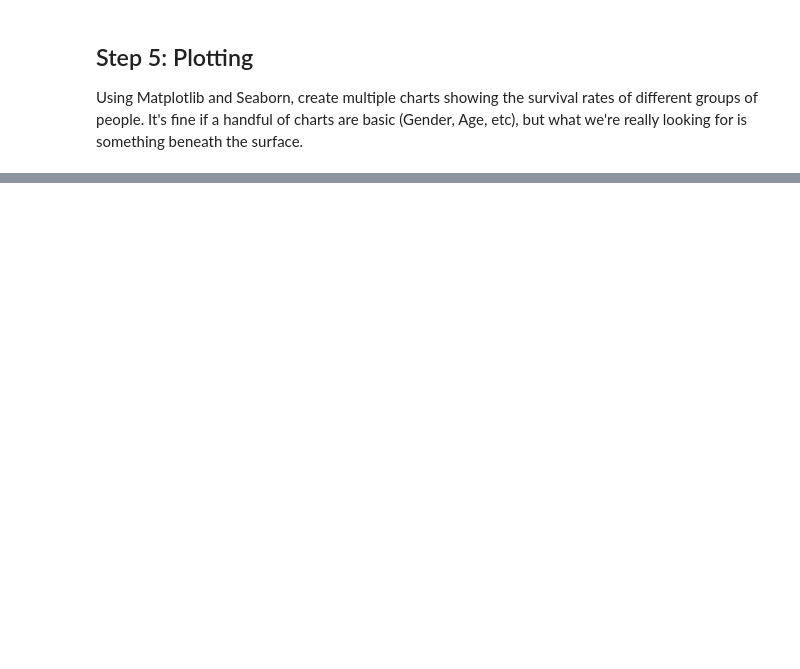
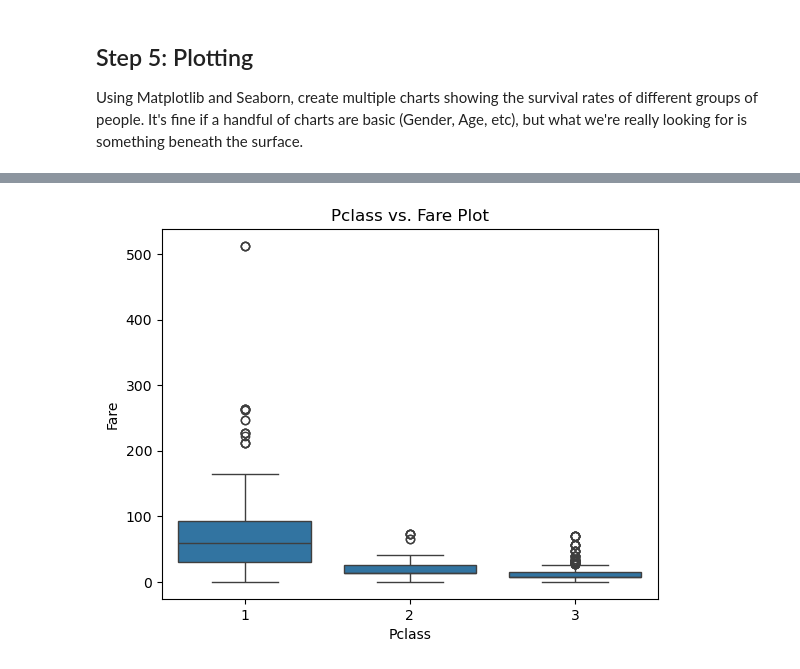
Before and after one commit to utthawit/titanic_lab, a Jupyter notebook: titanic.ipynb, the cells around one changed output, grey strips where cells are left out. Saved outputs shown, nothing was run; the diff lists cells and outputs as text; code cells hidden in the pictures; blank space fills up the shorter version.

```diff
--- a/titanic.ipynb
+++ b/titanic.ipynb
@@ -288,2 +415,5 @@ df.dtypes
 # %%
 sns.boxplot(x='Pclass', y='Fare', data=df)
+plt.title('Pclass vs. Fare Plot');
+# %% [output]
+[figure, added]
```
Also changed, not shown: parts of 37 cells of this notebook.
